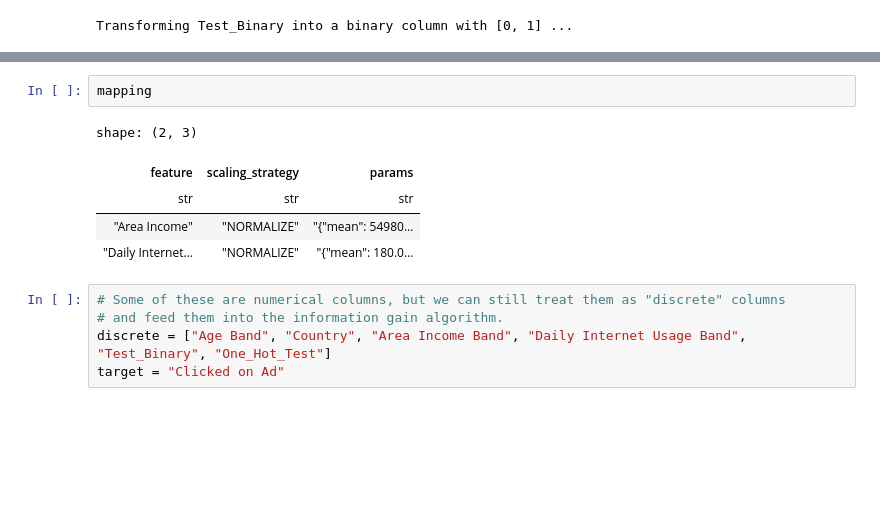
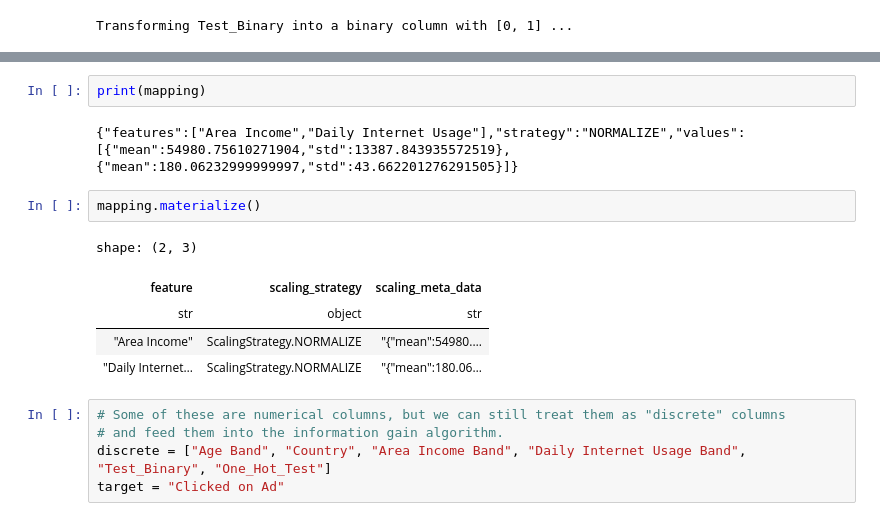
Before and after one commit to abstractqqq/dsds, a Jupyter notebook: examples/examples.ipynb, the cells around one changed output, grey strips where cells are left out. Cells and saved outputs as stored; diff of their text form; blank space fills up the shorter version.

Commit message:
restructing data structures lol

```diff
--- a/examples/examples.ipynb
+++ b/examples/examples.ipynb
@@ -199,14 +215,18 @@ shape: (1_000, 14)
 | 51.63 | 51 | -0.938541 | -1.36714 | "Expanded intan… | "South Jessica" | "Mongolia" | "2/1/2016 17:24… | ... |
 | 55.55 | 19 | -0.975509 | 0.180652 | "Proactive band… | "West Steven" | "Guatemala" | "3/24/2016 2:35… | ... |
 | 45.01 | 26 | -1.875205 | -0.039218 | "Virtual 5thgen… | "Ronniemouth" | "Brazil" | "6/3/2016 21:43… | ... |
+# %%
+print(mapping)
+# %% [output]
+{"features":["Area Income","Daily Internet Usage"],"strategy":"NORMALIZE","values":[{"mean":54980.75610271904,"std":13387.843935572519},{"mean":180.06232999999997,"std":43.662201276291505}]}
 # %%
-mapping
+mapping.materialize()
 # %% [output]
 shape: (2, 3)
-| feature | scaling_strategy | params |
-| str | str | str |
-| "Area Income" | "NORMALIZE" | "{"mean": 54980… |
-| "Daily Internet… | "NORMALIZE" | "{"mean": 180.0… |
+| feature | scaling_strategy | scaling_meta_data |
+| str | object | str |
+| "Area Income" | ScalingStrategy.NORMALIZE | "{"mean":54980.… |
+| "Daily Internet… | ScalingStrategy.NORMALIZE | "{"mean":180.06… |
 # %%
 # Some of these are numerical columns, but we can still treat them as "discrete" columns
 # and feed them into the information gain algorithm.
```
Also changed, not shown: parts of 22 cells of this notebook, 7 other files.
